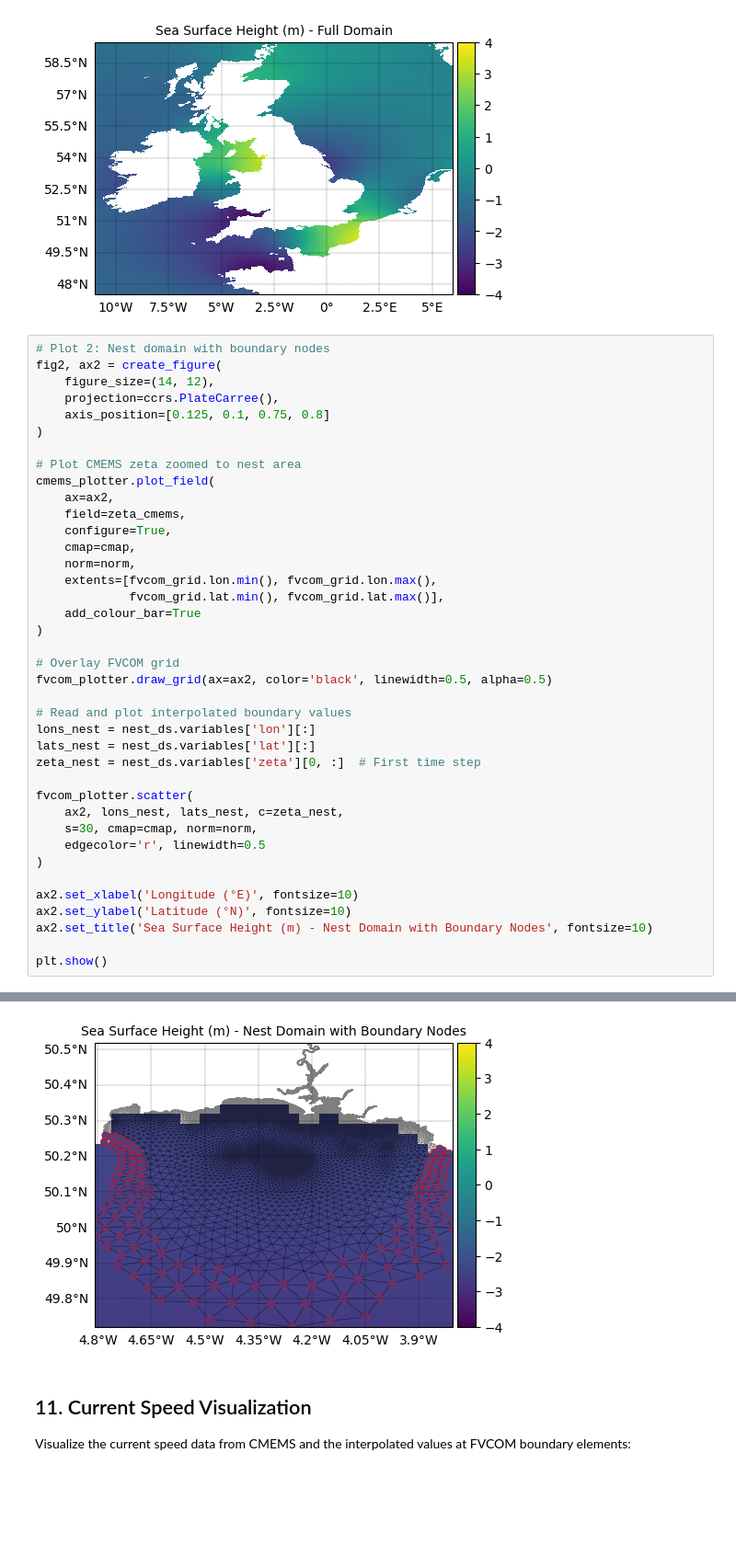
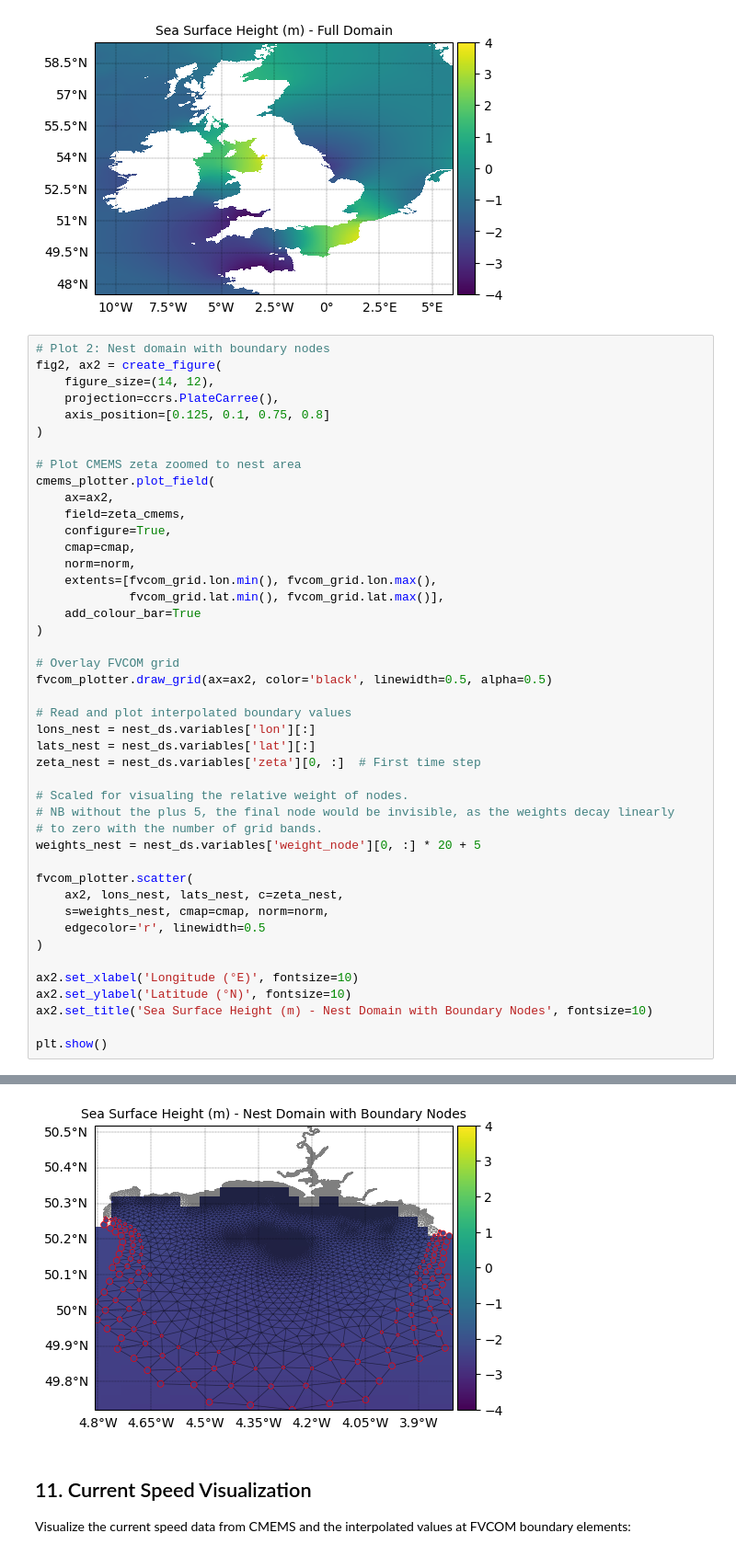
Before and after one commit to pmlmodelling/pyfvcom2, a Jupyter notebook: doc/source/cookbook/generate_nest_forcing_file_from_cmems_data.ipynb, the cells around one changed output, grey strips where cells are left out. Shown: that part at 92% size. Saved outputs shown, nothing was run; the diff lists cells and outputs as text; blank space fills up the shorter version.

```diff
--- a/doc/source/cookbook/generate_nest_forcing_file_from_cmems_data.ipynb
+++ b/doc/source/cookbook/generate_nest_forcing_file_from_cmems_data.ipynb
@@ -332,35 +332,40 @@ cmems_plotter.plot_field(
     ax=ax2,
     field=zeta_cmems,
     configure=True,
     cmap=cmap,
     norm=norm,
     extents=[fvcom_grid.lon.min(), fvcom_grid.lon.max(),
              fvcom_grid.lat.min(), fvcom_grid.lat.max()],
     add_colour_bar=True
 )
 
 # Overlay FVCOM grid
 fvcom_plotter.draw_grid(ax=ax2, color='black', linewidth=0.5, alpha=0.5)
 
 # Read and plot interpolated boundary values
 lons_nest = nest_ds.variables['lon'][:]
 lats_nest = nest_ds.variables['lat'][:]
 zeta_nest = nest_ds.variables['zeta'][0, :]  # First time step
 
+# Scaled for visualing the relative weight of nodes.
+# NB without the plus 5, the final node would be invisible, as the weights decay linearly
+# to zero with the number of grid bands.
+weights_nest = nest_ds.variables['weight_node'][0, :] * 20 + 5
+
 fvcom_plotter.scatter(
     ax2, lons_nest, lats_nest, c=zeta_nest,
-    s=30, cmap=cmap, norm=norm,
+    s=weights_nest, cmap=cmap, norm=norm,
     edgecolor='r', linewidth=0.5
 )
 
 ax2.set_xlabel('Longitude (°E)', fontsize=10)
 ax2.set_ylabel('Latitude (°N)', fontsize=10)
 ax2.set_title('Sea Surface Height (m) - Nest Domain with Boundary Nodes', fontsize=10)
 
 plt.show()
 # %% [output]
 Plotting in geographic coordinates but no transform supplied. Using PlateCarree. You can override this by supplying a transform argument.
-[figure, old version]
+[figure, new version]
 # %% [markdown]
 ## 11. Current Speed Visualization
 
```
Also changed, not shown: parts of 2 cells of this notebook, 1 other file.
